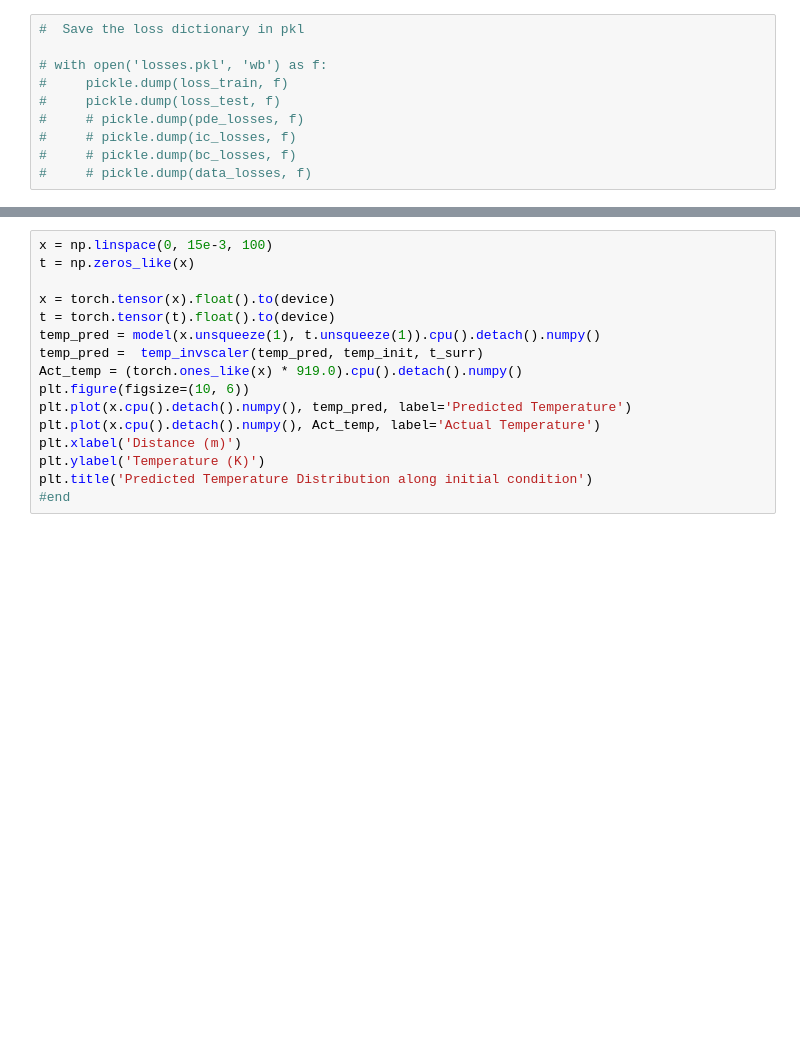
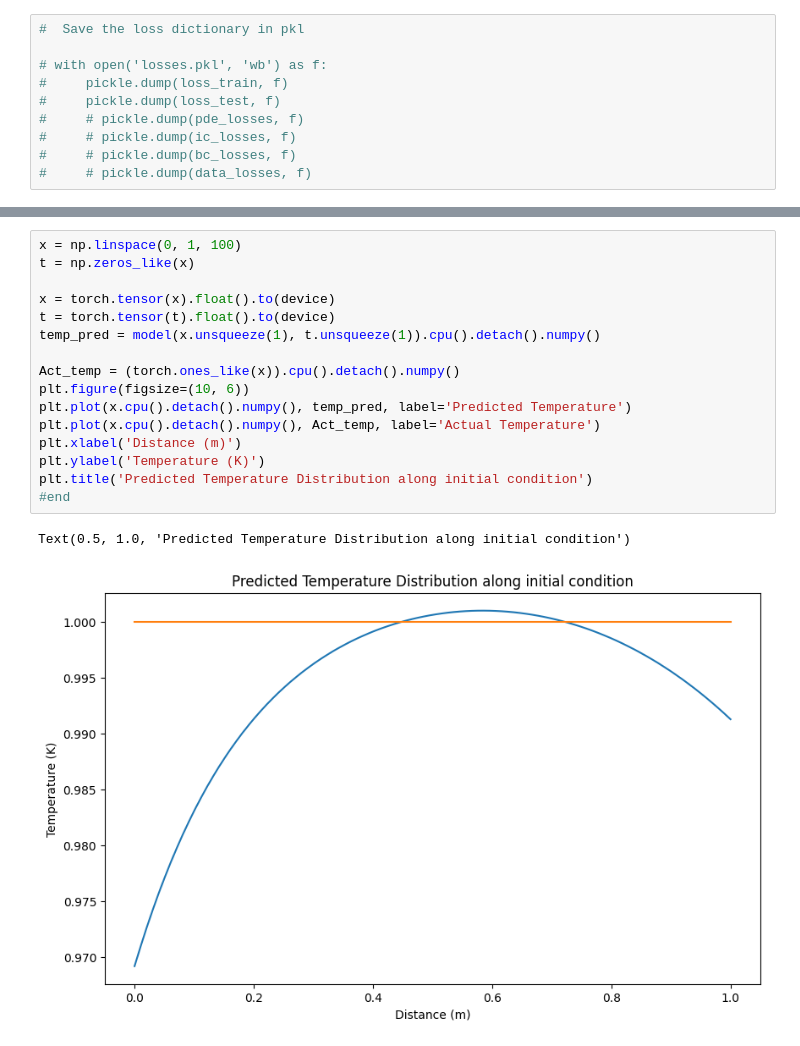
Before and after one commit to radhikrammohan/1D_HT_Pinn, a Jupyter notebook: Data-prep/PINN/Basic_training/1D_PINN.ipynb, the cells around one changed output, grey strips where cells are left out. Cells and saved outputs as stored; diff of their text form; blank space fills up the shorter version.

```diff
--- a/Data-prep/PINN/Basic_training/1D_PINN.ipynb
+++ b/Data-prep/PINN/Basic_training/1D_PINN.ipynb
@@ -442,19 +381,22 @@ NameError: name 'temp_nn_2' is not defined
 # %%
-x = np.linspace(0, 15e-3, 100)
+x = np.linspace(0, 1, 100)
 t = np.zeros_like(x)
 
 x = torch.tensor(x).float().to(device)
 t = torch.tensor(t).float().to(device)
 temp_pred = model(x.unsqueeze(1), t.unsqueeze(1)).cpu().detach().numpy()
-temp_pred =  temp_invscaler(temp_pred, temp_init, t_surr)
-Act_temp = (torch.ones_like(x) * 919.0).cpu().detach().numpy()
+
+Act_temp = (torch.ones_like(x)).cpu().detach().numpy()
 plt.figure(figsize=(10, 6))
 plt.plot(x.cpu().detach().numpy(), temp_pred, label='Predicted Temperature')
 plt.plot(x.cpu().detach().numpy(), Act_temp, label='Actual Temperature')
 plt.xlabel('Distance (m)')
 plt.ylabel('Temperature (K)')
 plt.title('Predicted Temperature Distribution along initial condition')
 #end
+# %% [output]
+Text(0.5, 1.0, 'Predicted Temperature Distribution along initial condition')
+[figure, added]
 # %%
 
 
```
Also changed, not shown: parts of 19 cells of this notebook, 1 other file.
